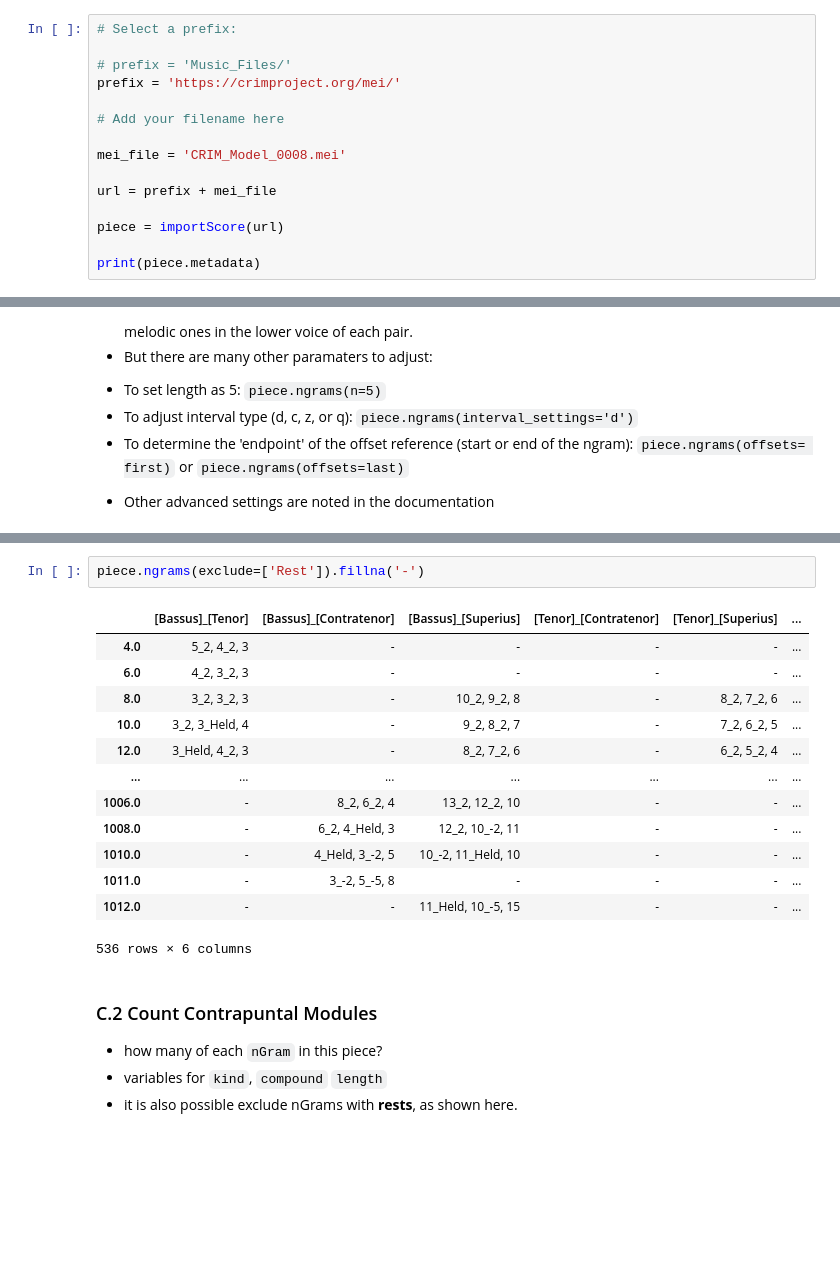
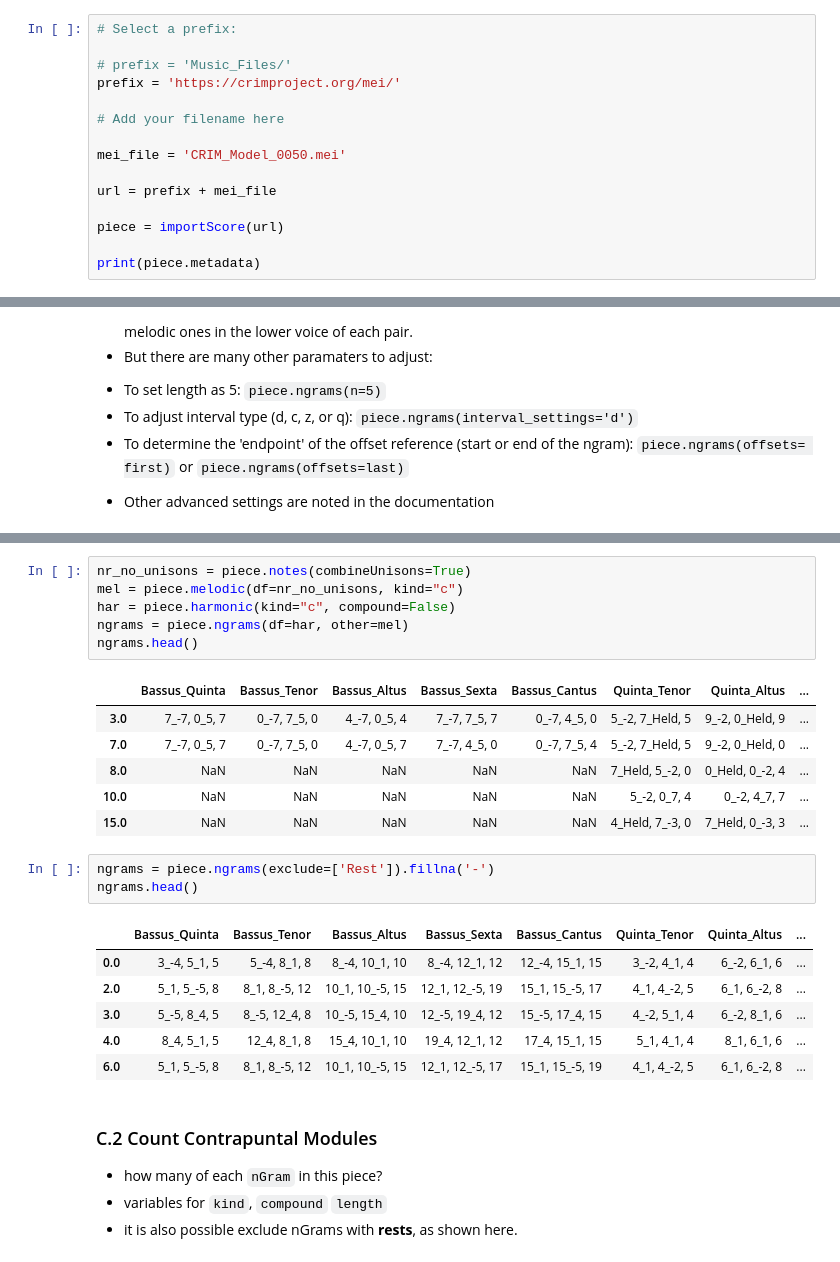
Before and after one commit to RichardFreedman/CRIM_JHUB, a Jupyter notebook: CRIM_03_Modules.ipynb, the cells around one changed output, grey strips where cells are left out. Drawn from its saved outputs; the diff is of its cells as text; blank space fills up the shorter version.

```diff
--- a/CRIM_03_Modules.ipynb
+++ b/CRIM_03_Modules.ipynb
@@ -71,7 +71,7 @@ prefix = 'https://crimproject.org/mei/'
 
 # Add your filename here
 
-mei_file = 'CRIM_Model_0008.mei'
+mei_file = 'CRIM_Model_0050.mei'
 
 url = prefix + mei_file
 
@@ -107,19 +142,26 @@ first)` or `piece.ngrams(offsets=last)`
+# %%
+nr_no_unisons = piece.notes(combineUnisons=True)
+mel = piece.melodic(df=nr_no_unisons, kind="c")
+har = piece.harmonic(kind="c", compound=False)
+ngrams = piece.ngrams(df=har, other=mel)
+ngrams.head()
+# %% [output]
+|  | Bassus_Quinta | Bassus_Tenor | Bassus_Altus | Bassus_Sexta | Bassus_Cantus | Quinta_Tenor | Quinta_Altus | ... |
+| 3.0 | 7_-7, 0_5, 7 | 0_-7, 7_5, 0 | 4_-7, 0_5, 4 | 7_-7, 7_5, 7 | 0_-7, 4_5, 0 | 5_-2, 7_Held, 5 | 9_-2, 0_Held, 9 | ... |
+| 7.0 | 7_-7, 0_5, 7 | 0_-7, 7_5, 0 | 4_-7, 0_5, 7 | 7_-7, 4_5, 0 | 0_-7, 7_5, 4 | 5_-2, 7_Held, 5 | 9_-2, 0_Held, 0 | ... |
+| 8.0 | NaN | NaN | NaN | NaN | NaN | 7_Held, 5_-2, 0 | 0_Held, 0_-2, 4 | ... |
+| 10.0 | NaN | NaN | NaN | NaN | NaN | 5_-2, 0_7, 4 | 0_-2, 4_7, 7 | ... |
+| 15.0 | NaN | NaN | NaN | NaN | NaN | 4_Held, 7_-3, 0 | 7_Held, 0_-3, 3 | ... |
 # %%
-piece.ngrams(exclude=['Rest']).fillna('-')
+ngrams = piece.ngrams(exclude=['Rest']).fillna('-')
+ngrams.head()
 # %% [output]
-|  | [Bassus]_[Tenor] | [Bassus]_[Contratenor] | [Bassus]_[Superius] | [Tenor]_[Contratenor] | [Tenor]_[Superius] | ... |
-| 4.0 | 5_2, 4_2, 3 | - | - | - | - | ... |
-| 6.0 | 4_2, 3_2, 3 | - | - | - | - | ... |
-| 8.0 | 3_2, 3_2, 3 | - | 10_2, 9_2, 8 | - | 8_2, 7_2, 6 | ... |
-| 10.0 | 3_2, 3_Held, 4 | - | 9_2, 8_2, 7 | - | 7_2, 6_2, 5 | ... |
-| 12.0 | 3_Held, 4_2, 3 | - | 8_2, 7_2, 6 | - | 6_2, 5_2, 4 | ... |
-| ... | ... | ... | ... | ... | ... | ... |
-| 1006.0 | - | 8_2, 6_2, 4 | 13_2, 12_2, 10 | - | - | ... |
-| 1008.0 | - | 6_2, 4_Held, 3 | 12_2, 10_-2, 11 | - | - | ... |
-| 1010.0 | - | 4_Held, 3_-2, 5 | 10_-2, 11_Held, 10 | - | - | ... |
-| 1011.0 | - | 3_-2, 5_-5, 8 | - | - | - | ... |
-| 1012.0 | - | - | 11_Held, 10_-5, 15 | - | - | ... |
+|  | Bassus_Quinta | Bassus_Tenor | Bassus_Altus | Bassus_Sexta | Bassus_Cantus | Quinta_Tenor | Quinta_Altus | ... |
+| 0.0 | 3_-4, 5_1, 5 | 5_-4, 8_1, 8 | 8_-4, 10_1, 10 | 8_-4, 12_1, 12 | 12_-4, 15_1, 15 | 3_-2, 4_1, 4 | 6_-2, 6_1, 6 | ... |
+| 2.0 | 5_1, 5_-5, 8 | 8_1, 8_-5, 12 | 10_1, 10_-5, 15 | 12_1, 12_-5, 19 | 15_1, 15_-5, 17 | 4_1, 4_-2, 5 | 6_1, 6_-2, 8 | ... |
+| 3.0 | 5_-5, 8_4, 5 | 8_-5, 12_4, 8 | 10_-5, 15_4, 10 | 12_-5, 19_4, 12 | 15_-5, 17_4, 15 | 4_-2, 5_1, 4 | 6_-2, 8_1, 6 | ... |
+| 4.0 | 8_4, 5_1, 5 | 12_4, 8_1, 8 | 15_4, 10_1, 10 | 19_4, 12_1, 12 | 17_4, 15_1, 15 | 5_1, 4_1, 4 | 8_1, 6_1, 6 | ... |
+| 6.0 | 5_1, 5_-5, 8 | 8_1, 8_-5, 12 | 10_1, 10_-5, 15 | 12_1, 12_-5, 17 | 15_1, 15_-5, 19 | 4_1, 4_-2, 5 | 6_1, 6_-2, 8 | ... |
-536 rows × 6 columns
 # %% [markdown]
 ### C.2 Count Contrapuntal Modules
 
```
Also changed, not shown: parts of 4 cells of this notebook, 8 other files.
